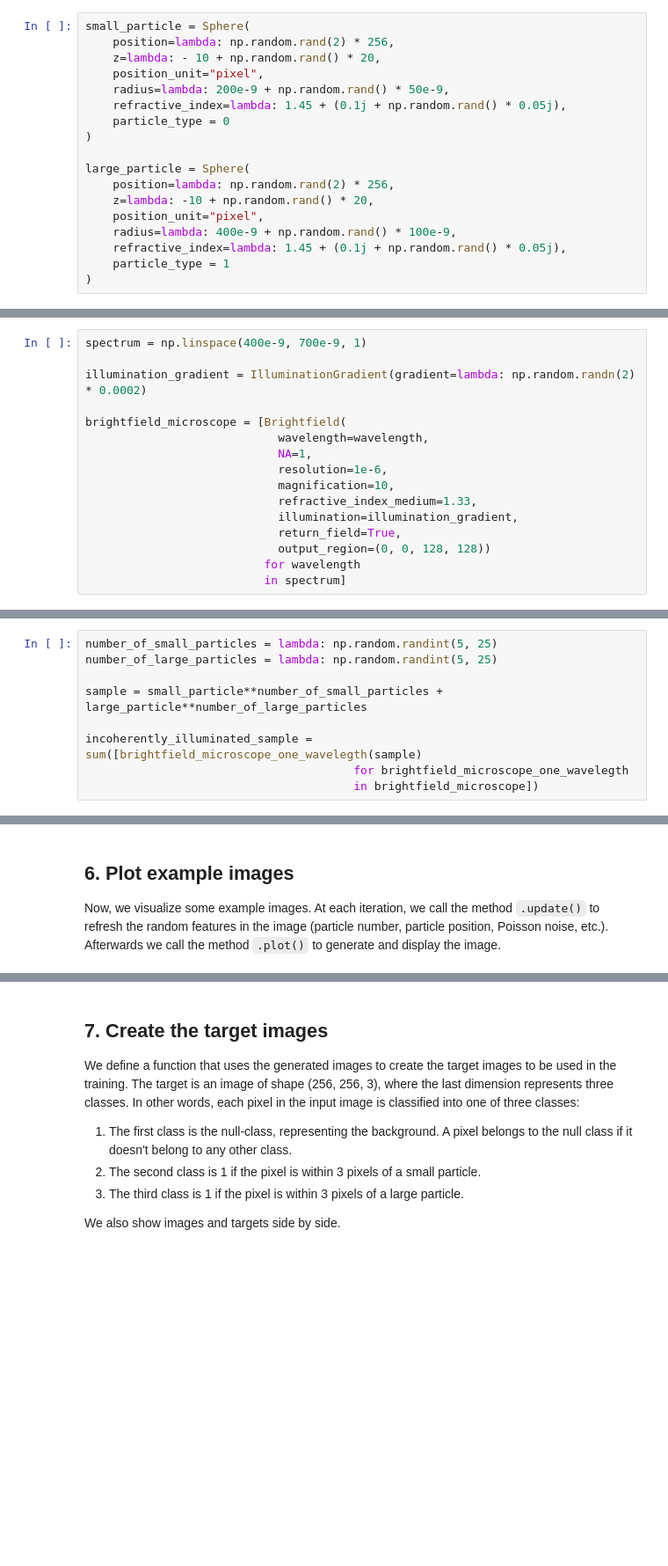
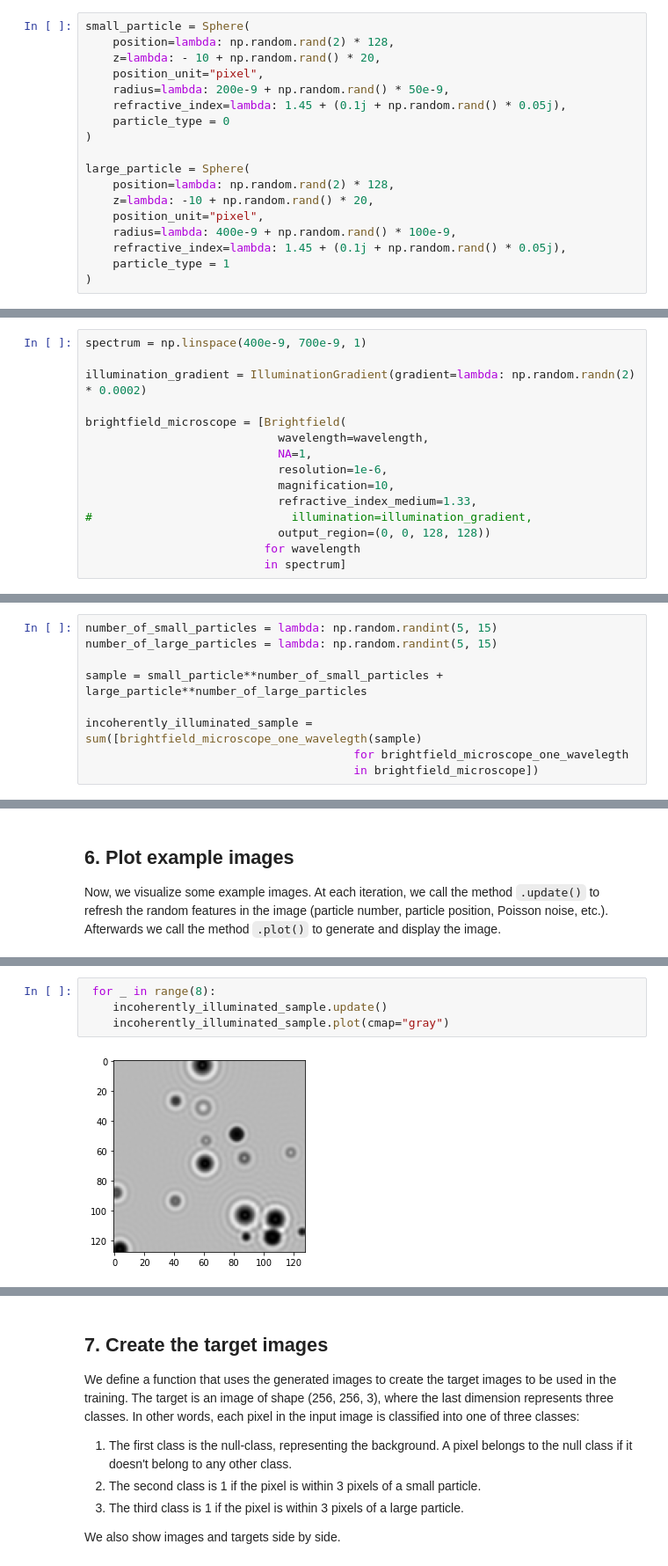
Before and after one commit to DeepTrackAI/DeepTrack2, a Jupyter notebook: tutorials/distinguishing_particles_in_brightfield_tutorial.ipynb, the cells around one changed output, grey strips where cells are left out. Shown at 88% size. Cells and saved outputs as stored; diff of their text form; blank space fills up the shorter version.

```diff
--- a/tutorials/distinguishing_particles_in_brightfield_tutorial.ipynb
+++ b/tutorials/distinguishing_particles_in_brightfield_tutorial.ipynb
@@ -38,7 +38,7 @@ We consider spherical particles of two different sizes. The particles are instan
 In this example, the positions of the particles are randomly sampled with a lateral position between 0 and 256 pixels in the focal plane, and an axial position between -10 to 10 pixels from the focal plane. The smaller particle has a radius between 200 and 250 nm, while the larger has a radius between 400 and 500 nm. The real part of their refractive index is 1.45, while the imaginary part is between 0.1 and 0.15 (corresponding to the absorption coefficient). Finally we define a dummy-property, `particle_type`, which helps us distinguish between the particles.
 # %%
 small_particle = Sphere(
-    position=lambda: np.random.rand(2) * 256,
+    position=lambda: np.random.rand(2) * 128,
     z=lambda: - 10 + np.random.rand() * 20,
     position_unit="pixel",
     radius=lambda: 200e-9 + np.random.rand() * 50e-9,
@@ -47,7 +47,7 @@ small_particle = Sphere(
 )
 
 large_particle = Sphere(
-    position=lambda: np.random.rand(2) * 256,
+    position=lambda: np.random.rand(2) * 128,
     z=lambda: -10 + np.random.rand() * 20,
     position_unit="pixel",
     radius=lambda: 400e-9 + np.random.rand() * 100e-9,
@@ -79,8 +79,7 @@ brightfield_microscope = [Brightfield(
                             resolution=1e-6,
                             magnification=10,
                             refractive_index_medium=1.33,
-                            illumination=illumination_gradient,
-                            return_field=True,
+#                             illumination=illumination_gradient,
                             output_region=(0, 0, 128, 128))
                           for wavelength
                           in spectrum]
@@ -95,8 +94,8 @@ noise = Poisson(snr=lambda: 50 + np.random.rand() * 50)
 
 The sample contains 5 to 24 small particles, and 5 to 24 large particles. It is illuminated with the brightfield optics defined above. We use the python function `sum()` to add the optical devices together. This is equivalent to the more verbose statement `optics[0](sample) + optics[1](sample) + ...`
 # %%
-number_of_small_particles = lambda: np.random.randint(5, 25)
-number_of_large_particles = lambda: np.random.randint(5, 25)
+number_of_small_particles = lambda: np.random.randint(5, 15)
+number_of_large_particles = lambda: np.random.randint(5, 15)
 
 sample = small_particle**number_of_small_particles + large_particle**number_of_large_particles
 
@@ -127,0 +121,6 @@ for z in range(0, 20, 1):
+# %%
+ for _ in range(8):
+    incoherently_illuminated_sample.update()
+    incoherently_illuminated_sample.plot(cmap="gray")
+# %% [output]
+[figure, added]
```
Also changed, not shown: parts of 3 cells of this notebook.
